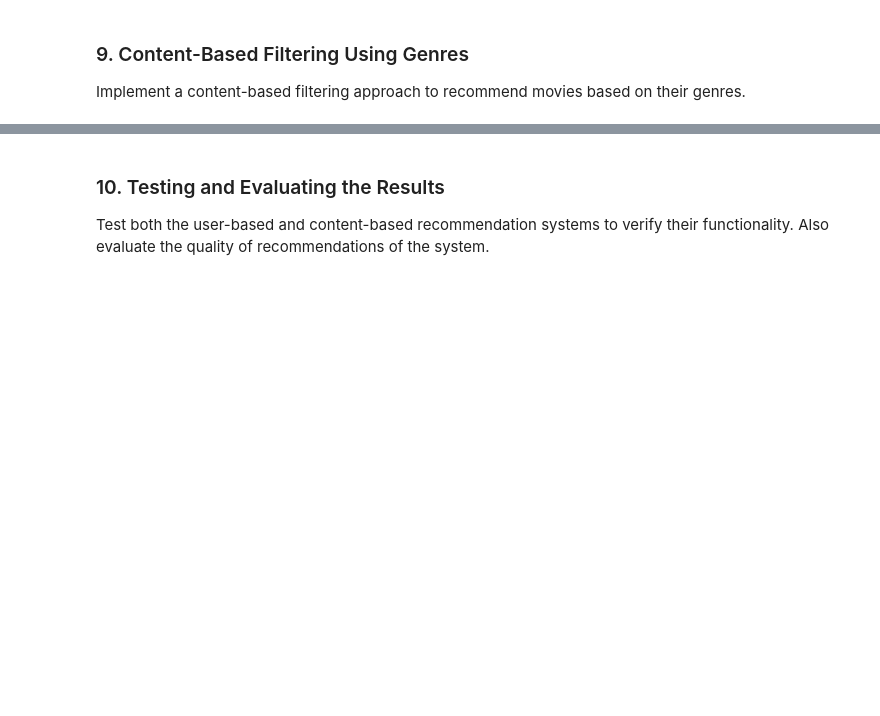
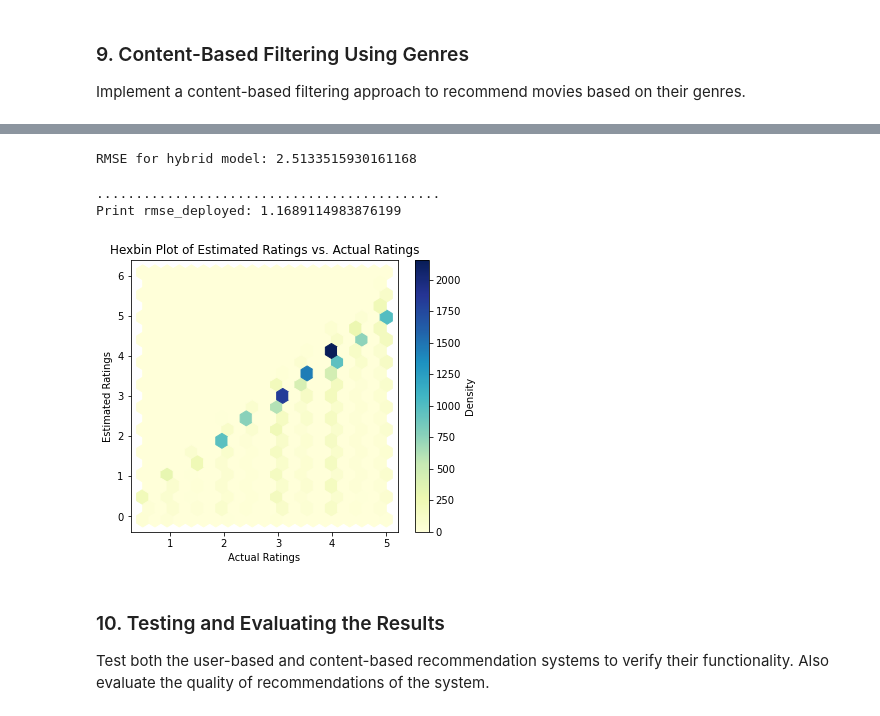
Before and after one commit to gtisnanga/PHASE-4-PRJOECT-MOVIE-RECOMMENDATIONS-GROUP-13, a Jupyter notebook: Phase 4.ipynb, the cells around one changed output, grey strips where cells are left out. Cells and saved outputs as stored; diff of their text form; code cells hidden in the pictures; blank space fills up the shorter version.

```diff
--- a/Phase 4.ipynb
+++ b/Phase 4.ipynb
@@ -1013,3 +1041,73 @@ def get_content_based_recommendations(title):
+# %%
+from sklearn.metrics import mean_squared_error
+
+# Evaluate the hybrid model using RMSE
+rmse_hybrid = np.sqrt(mean_squared_error(val_ratings['rating'], val_ratings['hybrid_pred']))
+print(f'RMSE for hybrid model: {rmse_hybrid}')
+# %% [output]
+RMSE for hybrid model: 2.5133515930161168
+# %%
+import numpy as np
+import pandas as pd
+from sklearn.decomposition import TruncatedSVD
+from sklearn.metrics import mean_squared_error
+import matplotlib.pyplot as plt
+
+# Use your ratings DataFrame (assuming it's called ratings_df)
+# Create a validation set if not already available
+validation = ratings_df.sample(frac=0.2, random_state=42)  # 20% sample as validation
+deployment = validation.copy()  # Avoid modifying the original DataFrame
+
+# Aggregate the ratings data
+deployment_aggregated = deployment.groupby(['userId', 'movieId'])['rating'].mean().reset_index()
+
+# Create a user-item ratings matrix (rows: users, columns: items)
+ratings_matrix = deployment_aggregated.pivot(index='userId', columns='movieId', values='rating').fillna(0)
+
+# Choose the number of latent factors (components) for SVD
+n_components = 200
+
+# Initialize and fit the TruncatedSVD model
+svd = TruncatedSVD(n_components=n_components, random_state=42)
+latent_factors = svd.fit_transform(ratings_matrix)
+
+# Reconstruct the ratings matrix using the latent factors
+reconstructed_ratings = np.dot(latent_factors, svd.components_)
+
+# Convert the reconstructed ratings matrix back to a DataFrame
+reconstructed_ratings_df = pd.DataFrame(reconstructed_ratings, index=ratings_matrix.index, columns=ratings_matrix.columns)
+
+# Iterate through the original dataset and insert estimated ratings
+for index, row in deployment_aggregated.iterrows():
+    user_id = row['userId']
+    movie_id = row['movieId']
+    estimated_rating = reconstructed_ratings_df.loc[user_id, movie_id]
+    deployment_aggregated.at[index, 'estimated_rating'] = estimated_rating
+
+# Now your 'data' DataFrame contains both actual and estimated ratings
+deployment_aggregated.head(3)
+
+# Calculate RMSE for the deployed model
+rmse_deployed = np.sqrt(mean_squared_error(deployment_aggregated['rating'], deployment_aggregated['estimated_rating']))
+print('............................................')
+print(f'Print rmse_deployed: {rmse_deployed}')
+
+# Visualizing Performance of the Model on New Data
+actual_ratings = deployment_aggregated['rating']
+estimated_ratings = deployment_aggregated['estimated_rating']
+
+# Create a scatter plot with transparency
+plt.figure(figsize=(6, 5))
+hb = plt.hexbin(actual_ratings, estimated_ratings, gridsize=20, cmap='YlGnBu')
+plt.colorbar(hb, label='Density')
+plt.xlabel("Actual Ratings")
+plt.ylabel("Estimated Ratings")
+plt.title("Hexbin Plot of Estimated Ratings vs. Actual Ratings")
+plt.show()
+# %% [output]
+............................................
+Print rmse_deployed: 1.1689114983876199
+[figure, added]
 # %% [markdown]
 ### 10. Testing and Evaluating the Results
 
```
Also changed, not shown: parts of 17 cells of this notebook.
